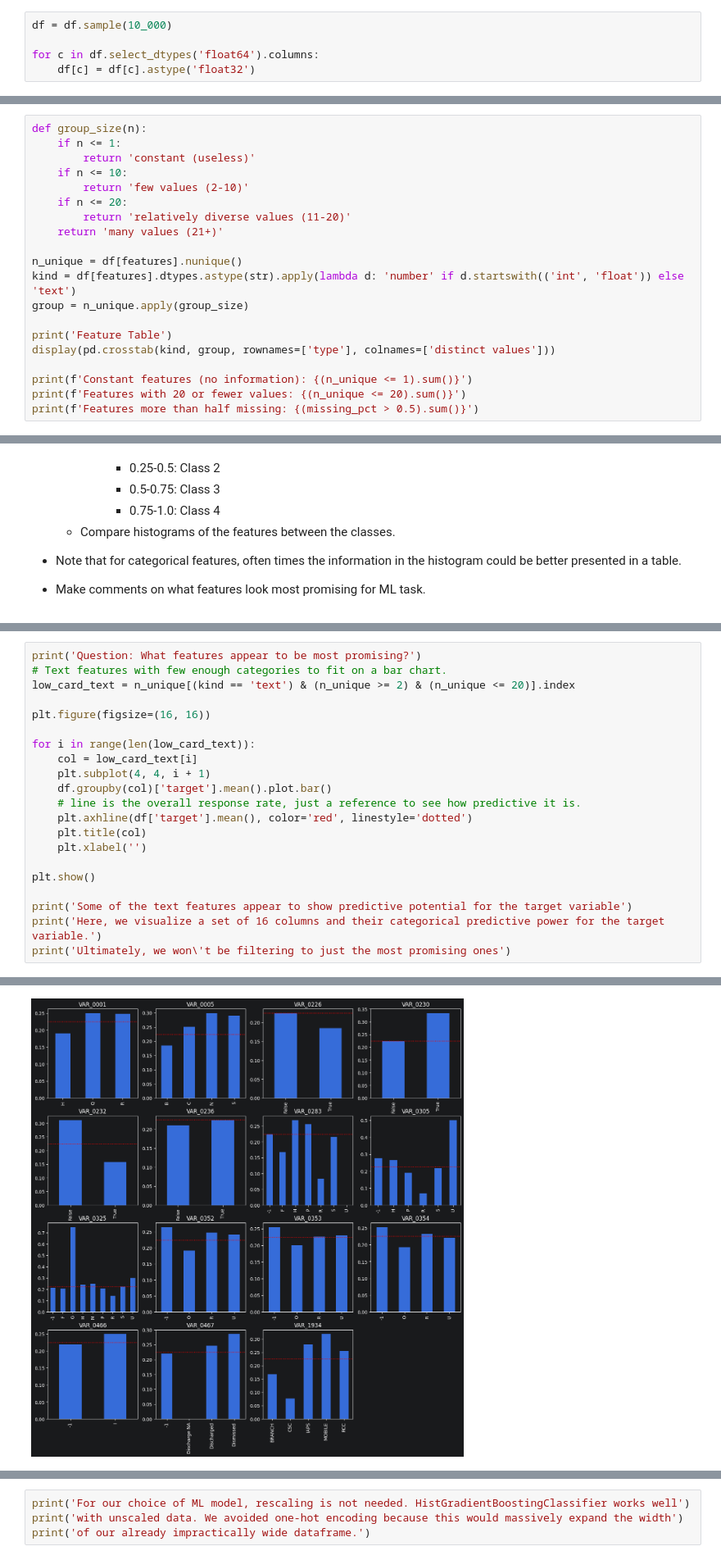
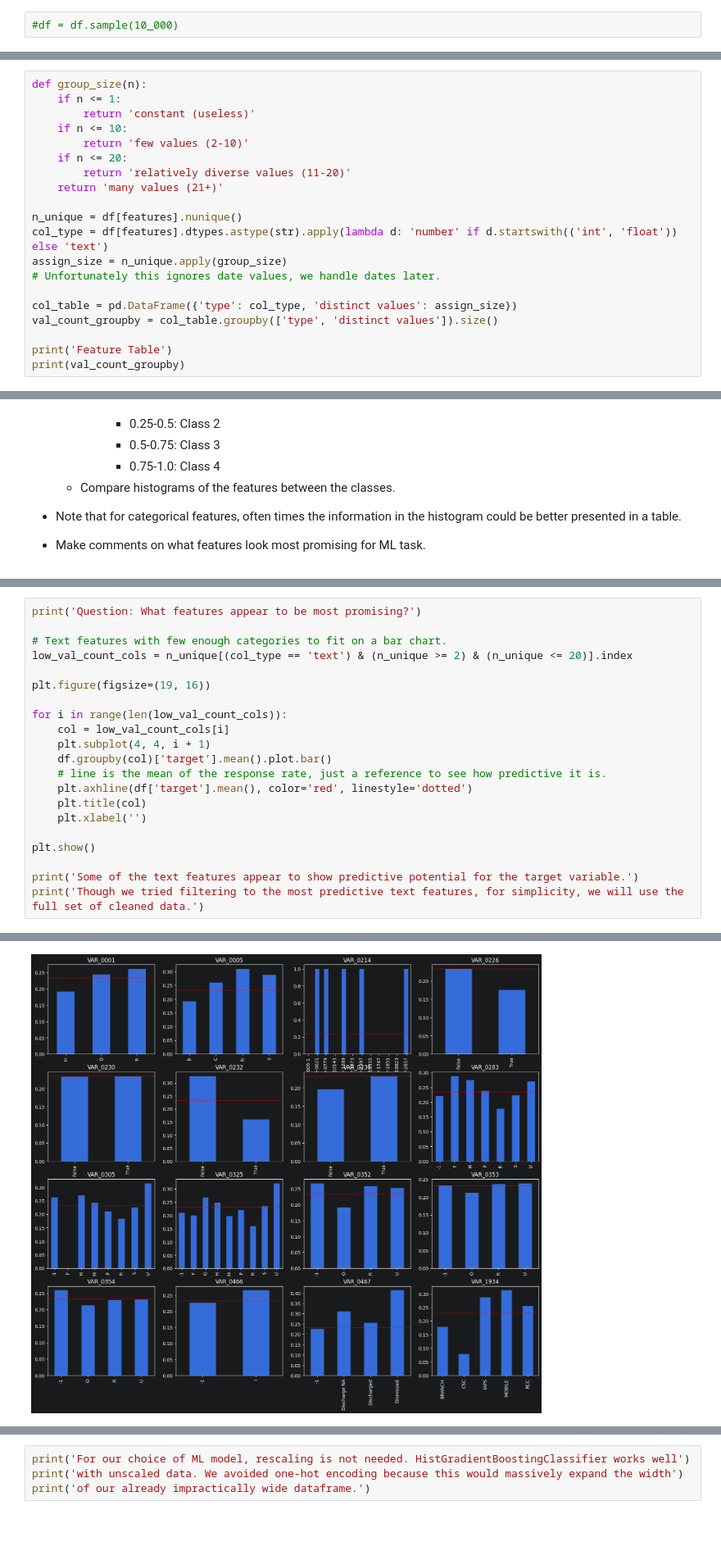
Before and after one commit to radtothebone/data-science-3402, a Jupyter notebook: Final Project/Final_Project.ipynb, the cells around one changed output, grey strips where cells are left out. Shown at 82% size. Drawn from its saved outputs; the diff is of its cells as text; blank space fills up the shorter version.

```diff
--- a/Final Project/Final_Project.ipynb
+++ b/Final Project/Final_Project.ipynb
@@ -66,10 +66,7 @@ import pandas as pd
 
 df = pd.read_csv('springleaf-marketing-response/train.csv', low_memory=False)
 # %%
-df = df.sample(10_000)
-
-for c in df.select_dtypes('float64').columns:
-    df[c] = df[c].astype('float32')
+#df = df.sample(10_000)
 # %%
 rows, cols = df.shape
 features = [c for c in df.columns if c not in ('ID', 'target')]
@@ -109,14 +106,14 @@ def group_size(n):
     return 'many values (21+)'
 
 n_unique = df[features].nunique()
-kind = df[features].dtypes.astype(str).apply(lambda d: 'number' if d.startswith(('int', 'float')) else 'text')
-group = n_unique.apply(group_size)
+col_type = df[features].dtypes.astype(str).apply(lambda d: 'number' if d.startswith(('int', 'float')) else 'text')
+assign_size = n_unique.apply(group_size)
+# Unfortunately this ignores date values, we handle dates later.
+
+col_table = pd.DataFrame({'type': col_type, 'distinct values': assign_size})
+val_count_groupby = col_table.groupby(['type', 'distinct values']).size()
 
 print('Feature Table')
-display(pd.crosstab(kind, group, rownames=['type'], colnames=['distinct values']))
-
-print(f'Constant features (no information): {(n_unique <= 1).sum()}')
-print(f'Features with 20 or fewer values: {(n_unique <= 20).sum()}')
-print(f'Features more than half missing: {(missing_pct > 0.5).sum()}')
+print(val_count_groupby)
 # %% [output]
 Feature Table
@@ -219,24 +244,24 @@ Question: How frequently do the placeholder values occur?
 # %%
 print('Question: What features appear to be most promising?')
+
 # Text features with few enough categories to fit on a bar chart.
-low_card_text = n_unique[(kind == 'text') & (n_unique >= 2) & (n_unique <= 20)].index
+low_val_count_cols = n_unique[(col_type == 'text') & (n_unique >= 2) & (n_unique <= 20)].index
 
-plt.figure(figsize=(16, 16))
+plt.figure(figsize=(19, 16))
 
-for i in range(len(low_card_text)):
-    col = low_card_text[i]
+for i in range(len(low_val_count_cols)):
+    col = low_val_count_cols[i]
     plt.subplot(4, 4, i + 1)
     df.groupby(col)['target'].mean().plot.bar()
-    # line is the overall response rate, just a reference to see how predictive it is.
+    # line is the mean of the response rate, just a reference to see how predictive it is.
     plt.axhline(df['target'].mean(), color='red', linestyle='dotted')
     plt.title(col)
     plt.xlabel('')
 
 plt.show()
 
-print('Some of the text features appear to show predictive potential for the target variable')
-print('Here, we visualize a set of 16 columns and their categorical predictive power for the target variable.')
-print('Ultimately, we won\'t be filtering to just the most promising ones')
+print('Some of the text features appear to show predictive potential for the target variable.')
+print('Though we tried filtering to the most predictive text features, for simplicity, we will use the full set of cleaned data.')
 # %% [output]
 Question: What features appear to be most promising?
-[figure, old version]
+[figure, new version]
```
Also changed, not shown: parts of 20 cells of this notebook.
